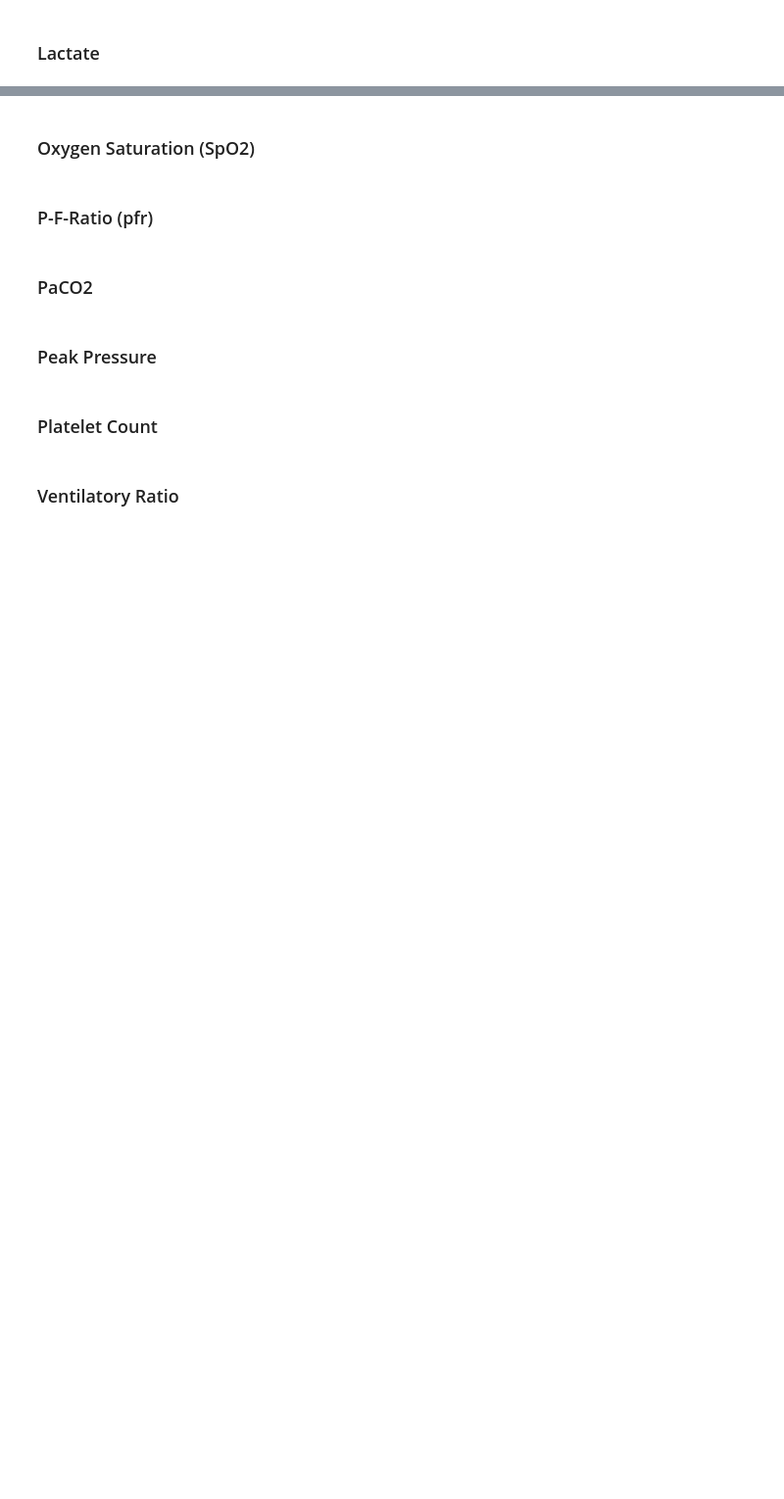
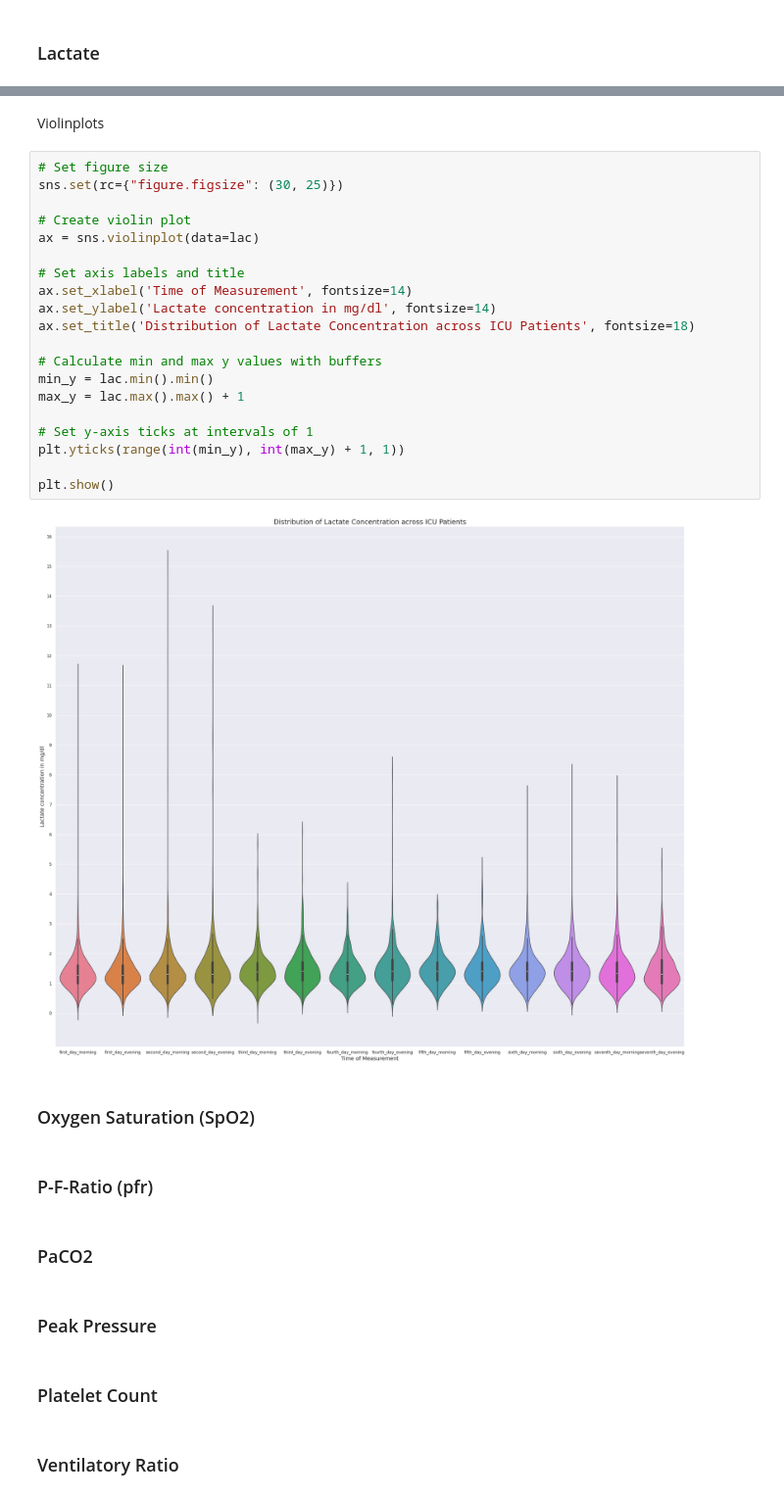
Before and after one commit to LauraBMueller/LauraBMueller, a Jupyter notebook: 20240726_bt712464_LauraMueller.ipynb, the cells around one changed output, grey strips where cells are left out. Shown at 98% size. Drawn from its saved outputs; the diff is of its cells as text; blank space fills up the shorter version.

```diff
--- a/20240726_bt712464_LauraMueller.ipynb
+++ b/20240726_bt712464_LauraMueller.ipynb
@@ -845,3 +894,27 @@ plt.show()
+# %% [markdown]
+Violinplots
+# %%
+# Set figure size
+sns.set(rc={"figure.figsize": (30, 25)})
+
+# Create violin plot
+ax = sns.violinplot(data=lac)
+
+# Set axis labels and title
+ax.set_xlabel('Time of Measurement', fontsize=14)
+ax.set_ylabel('Lactate concentration in mg/dl', fontsize=14)
+ax.set_title('Distribution of Lactate Concentration across ICU Patients', fontsize=18)
+
+# Calculate min and max y values with buffers
+min_y = lac.min().min()
+max_y = lac.max().max() + 1
+
+# Set y-axis ticks at intervals of 1
+plt.yticks(range(int(min_y), int(max_y) + 1, 1))
+
+plt.show()
+# %% [output]
+[figure, added]
 # %% [markdown]
 ### Oxygen Saturation (SpO2)
 # %% [markdown]
```
Also changed, not shown: parts of 7 cells of this notebook.
